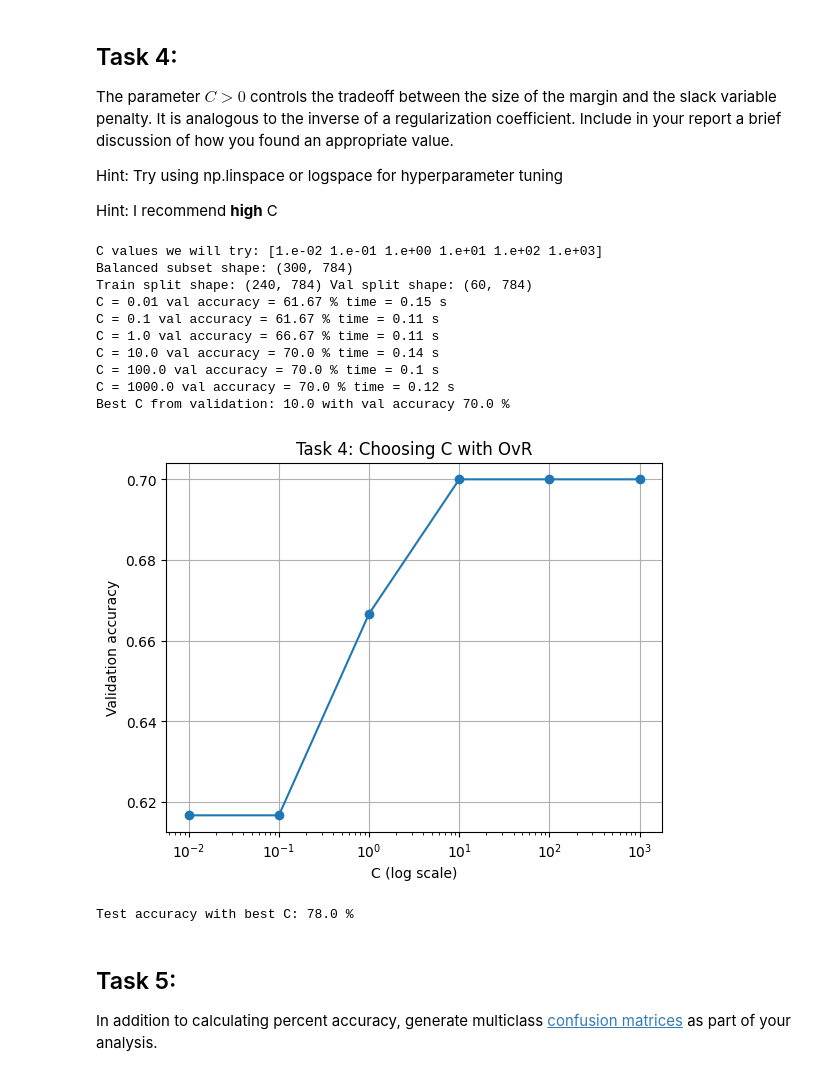
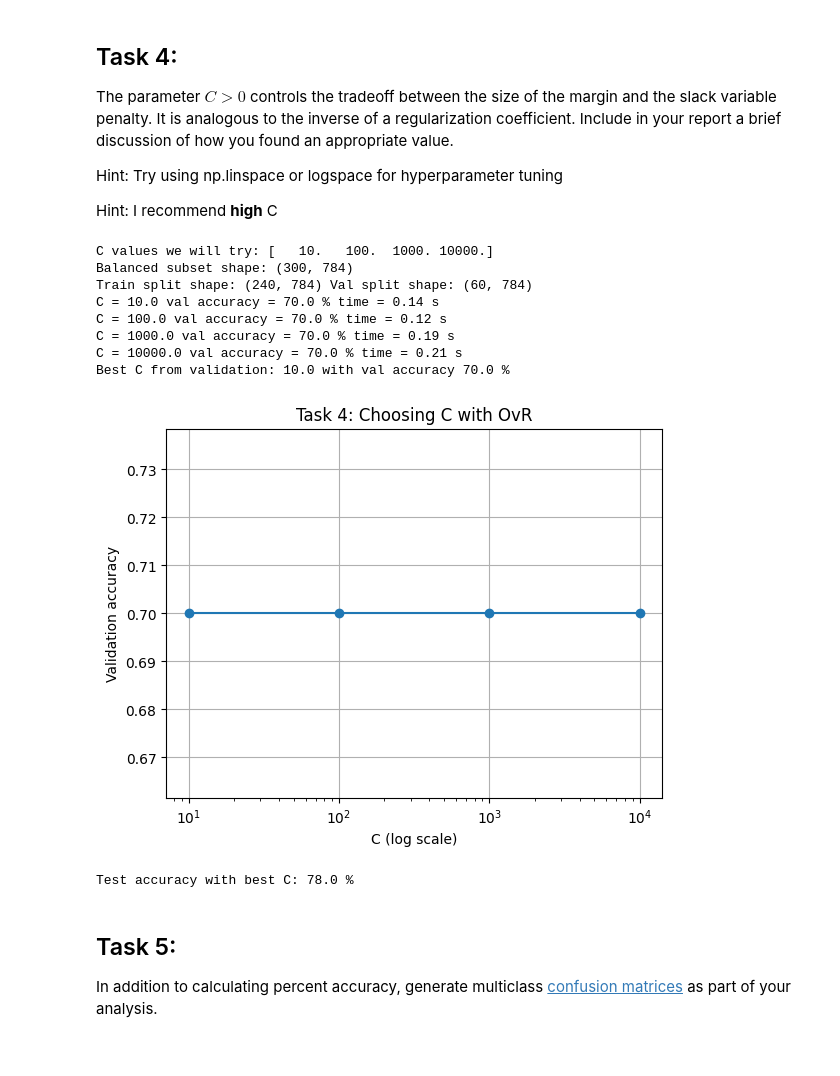
Before and after one commit to aarnav-verma/ENGS109-Lab4, a Jupyter notebook: assignment4.ipynb, the cells around one changed output. Saved outputs shown, nothing was run; the diff lists cells and outputs as text; code cells hidden in the pictures.

```diff
--- a/assignment4.ipynb
+++ b/assignment4.ipynb
@@ -147,6 +143,33 @@ def nonlinear_kernel(X, y, kernel='rbf', gamma=None, degree=3, coef0=1.0):
   y : array-like of shape (n_samples,)
     Target values (class labels in classification, real numbers in regression).
   """
+  """
+   gonna do
+   RBF (Gaussian) kernel only.
+
+  X: (n_x, d)
+  y: (n_y, d)
+
+  Returns: (n_x, n_y) kernel matrix
+  """
+
+  X = np.asarray(X, dtype=float)
+  Y = np.asarray(y, dtype=float)
+
+  if X.ndim == 1:
+    X = X[None, :]
+  if Y.ndim == 1:
+    Y = Y[None, :]
+
+  if gamma is None:
+    gamma = 1.0 / X.shape[1]
+
+  X_norm = np.sum(X * X, axis=1)[:, None]
+  Y_norm = np.sum(Y * Y, axis=1)[None, :]
+  sq_dists = X_norm + Y_norm - 2.0 * (X @ Y.T)
+  sq_dists = np.maximum(sq_dists, 0.0)
+
+  return np.exp(-gamma * sq_dists)
 # %%
 class SVM(object):
 
@@ -372,8 +395,8 @@ def balanced_subsample(X, y, max_per_class=30, random_state=42):
 
 # Choose how much data to train on for each class
 # Larger values can improve accuracy but increase runtime a lot
-C_value = 9999999999
-max_per_class = 3000
+C_value = 10
+max_per_class = 100
 random_state = 42
 
 X_train_mc, y_train_mc = balanced_subsample(
@@ -452,7 +475,9 @@ for ci, cj in pairs:
   # +1 means class ci, -1 means class cj
   y_binary = np.where(y_pair == ci, 1.0, -1.0)
 
-  model = SVM(kernel=nonlinear_kernel, C=C_value)
+  gamma_value = 1.0 / 784  # good starting point since SVM standardizes features
+  kernel_fn = lambda A, B: nonlinear_kernel(A, B, gamma=gamma_value)
+  model = SVM(kernel=kernel_fn, C=C_value)
   model.fit(X_pair, y_binary)
 
   ovo_models[(ci, cj)] = model
@@ -603,7 +628,7 @@ val_fraction = 0.2
 random_state = 42
 
 # This is the C grid we try
-Cs = np.logspace(-2, 3, 6)
+Cs = np.logspace(1, 4, 4)
 
 # Get a balanced subset so training does not take forever
 X_all, y_all = balanced_subsample(train_samples, train_samples_labels,max_per_class=max_per_class,random_state=random_state)
@@ -640,40 +665,38 @@ for C_value in Cs:
 
   print("C =", float(C_value), "val accuracy =", round(acc * 100, 2), "%", "time =", round(end - start, 2), "s")
 
 val_accs = np.asarray(val_accs, dtype=float)
 best_idx = int(np.argmax(val_accs))
 best_C = float(Cs[best_idx])
 
 print("Best C from validation:", best_C, "with val accuracy", round(val_accs[best_idx] * 100, 2), "%")
 
 plt.figure()
 plt.semilogx(Cs, val_accs, marker="o")
 plt.xlabel("C (log scale)")
 plt.ylabel("Validation accuracy")
 plt.title("Task 4: Choosing C with OvR")
 plt.grid(True)
 plt.show()
 
 # Now train again using all of the balanced subset with the best C
 predictions_best = ovr_predict(X_all, y_all, X_test, best_C)
 test_acc = float(np.mean(predictions_best == y_test))
 
 print("Test accuracy with best C:", round(test_acc * 100, 2), "%")
 
 # This is here so t5 can use `predictions` directly
 predictions = predictions_best
 # %% [output]
-C values we will try: [1.e-02 1.e-01 1.e+00 1.e+01 1.e+02 1.e+03]
+C values we will try: [   10.   100.  1000. 10000.]
 Balanced subset shape: (300, 784)
 Train split shape: (240, 784) Val split shape: (60, 784)
-C = 0.01 val accuracy = 61.67 % time = 0.15 s
-C = 0.1 val accuracy = 61.67 % time = 0.11 s
-C = 1.0 val accuracy = 66.67 % time = 0.11 s
 C = 10.0 val accuracy = 70.0 % time = 0.14 s
-C = 100.0 val accuracy = 70.0 % time = 0.1 s
-C = 1000.0 val accuracy = 70.0 % time = 0.12 s
+C = 100.0 val accuracy = 70.0 % time = 0.12 s
+C = 1000.0 val accuracy = 70.0 % time = 0.19 s
+C = 10000.0 val accuracy = 70.0 % time = 0.21 s
 Best C from validation: 10.0 with val accuracy 70.0 %
-[figure, old version]
+[figure, new version]
 Test accuracy with best C: 78.0 %
 # %% [markdown]
 ## Task 5:
```
Also changed, not shown: parts of 4 cells of this notebook.
